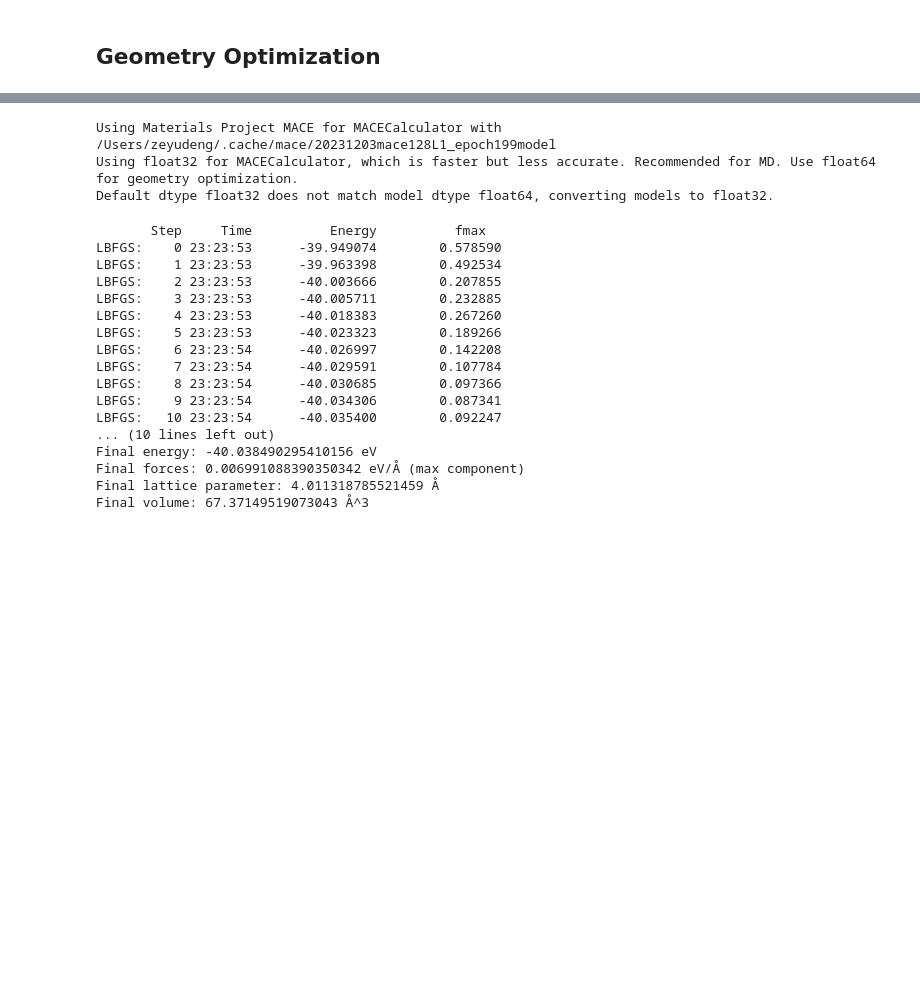
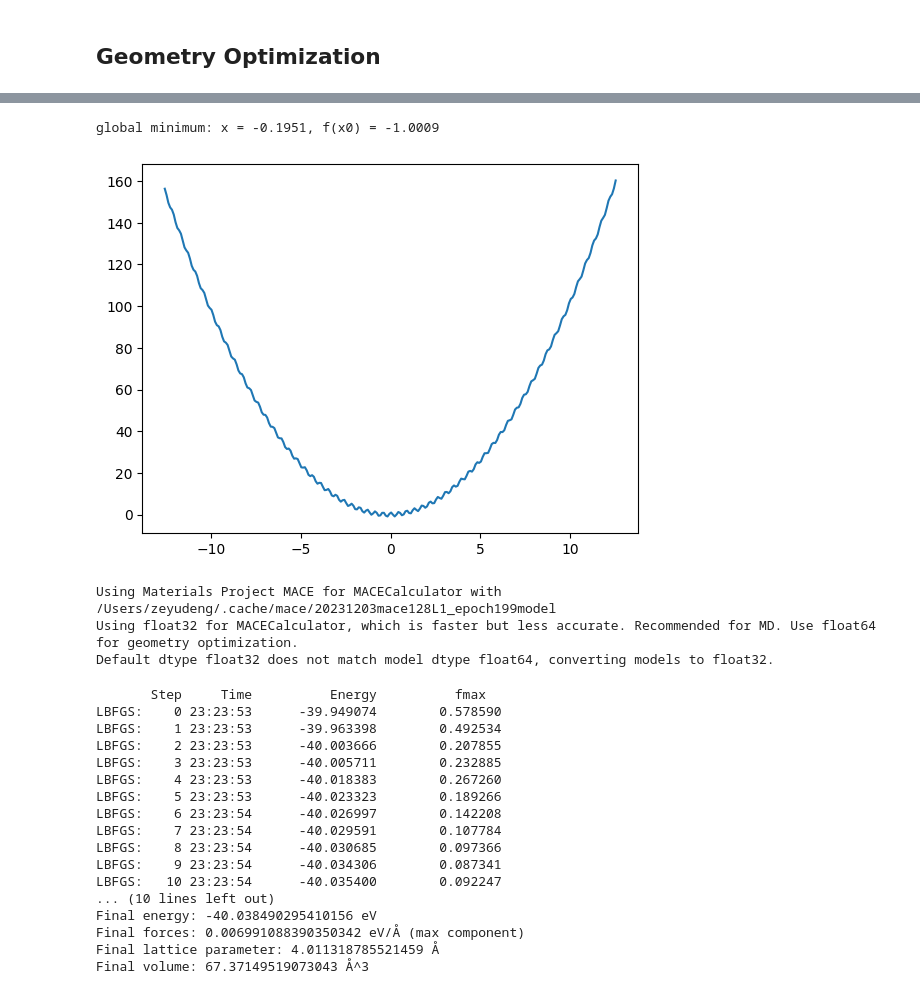
Before and after one commit to deng-group/MLE4217_5219_book, a Jupyter notebook: optimization/optimization.ipynb, the cells around one changed output, grey strips where cells are left out. Drawn from its saved outputs; the diff is of its cells as text; code cells hidden in the pictures; blank space fills up the shorter version.

```diff
--- a/optimization/optimization.ipynb
+++ b/optimization/optimization.ipynb
@@ -2,0 +24,12 @@
+# %%
+#Initial guess
+x0 = [1,0,5,2]
+
+print(objective(x0))
+
+#setting boundries and constraints
+b = (1.0,5.0)
+bnds = (b,b,b,b)
+con1 = {'type': 'ineq', 'fun': constraint1}
+con2 = {'type': 'eq', 'fun': constraint2}
+cons = ([con1,con2])
@@ -2,0 +38,13 @@
+# %%
+#The optimization problem is solved using the SLSQP method as:
+solution = minimize(objective,x0,method='SLSQP',bounds=bnds,constraints=cons)
+x = solution.x
+# show final objective
+print('Final Objective: ' + str(objective(x)))
+
+# print solution
+print('Solution')
+print('x1 = ' + str(x[0]))
+print('x2 = ' + str(x[1]))
+print('x3 = ' + str(x[2]))
+print('x4 = ' + str(x[3]))
@@ -25,0 +84,8 @@ atoms = Atoms(symbols=symbols,
+# %%
+from scipy.optimize import basinhopping
+import numpy as np
+
+func = lambda x: np.cos(14.5 * x - 0.3) + (x + 0.2) * x
+x0=[1.]
+minimizer_kwargs = {"method": "BFGS"}
+basinhopping(func, x0, minimizer_kwargs=minimizer_kwargs, niter=200)
@@ -26,3 +111,15 @@ atoms = Atoms(symbols=symbols,
+# %%
+ret = basinhopping(func, x0, minimizer_kwargs=minimizer_kwargs, niter=200)
+print("global minimum: x = %.4f, f(x0) = %.4f" % (ret.x, ret.fun))
+
+x = np.arange(-4*np.pi,4*np.pi,0.1)   # start,stop,step
+y = np.cos(14.5 * x - 0.3) + (x + 0.2) * x
+import matplotlib.pyplot as plt
+plt.plot(x,y)
+plt.show()
+# %% [output]
+global minimum: x = -0.1951, f(x0) = -1.0009
+[figure, added]
 # %%
 !pip install mace-torch --upgrade
 # %%
```
Also changed, not shown: parts of 5 cells of this notebook, 6 other files.
